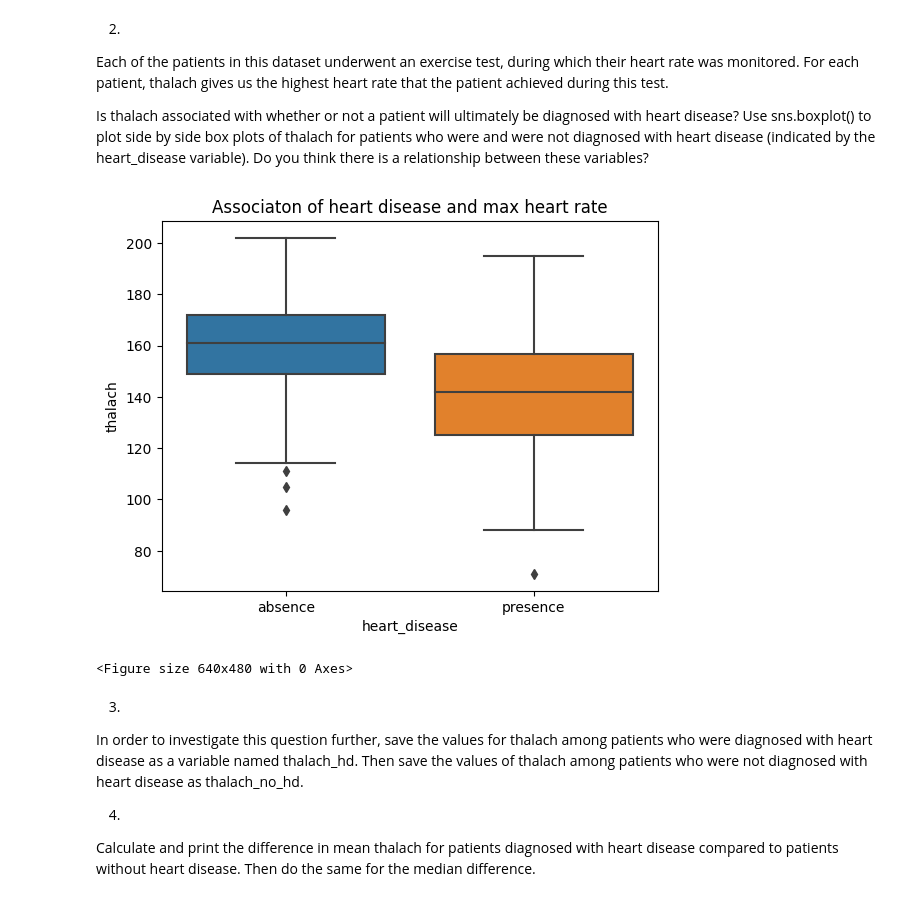
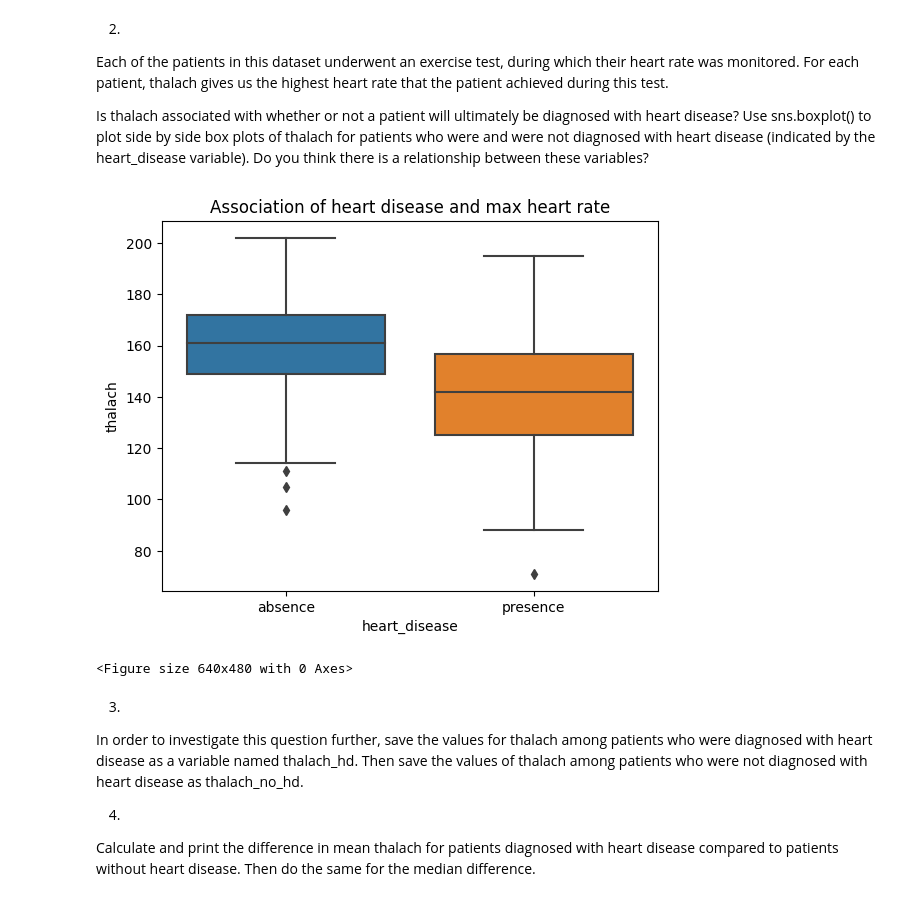
Before and after one commit to LiZoMark841619/Balazs1982, a Jupyter notebook: Jupyter_files/Codecademy_Projects/heart/heart_project.ipynb, the cells around one changed output. Drawn from its saved outputs; the diff is of its cells as text; code cells hidden in the pictures.

```diff
--- a/Jupyter_files/Codecademy_Projects/heart/heart_project.ipynb
+++ b/Jupyter_files/Codecademy_Projects/heart/heart_project.ipynb
@@ -56,11 +57,11 @@ Each of the patients in this dataset underwent an exercise test, during which th
 Is thalach associated with whether or not a patient will ultimately be diagnosed with heart disease? Use sns.boxplot() to plot side by side box plots of thalach for patients who were and were not diagnosed with heart disease (indicated by the heart_disease variable). Do you think there is a relationship between these variables?
 # %%
 sns.boxplot(x='heart_disease', y='thalach', data=heart)
-plt.title('Associaton of heart disease and max heart rate')
+plt.title('Association of heart disease and max heart rate')
 plt.show()
 plt.clf()
 # %% [output]
-[figure, old version]
+[figure, new version]
 <Figure size 640x480 with 0 Axes>
 # %% [markdown]
 3.
```
Also changed, not shown: parts of 4 cells of this notebook.
